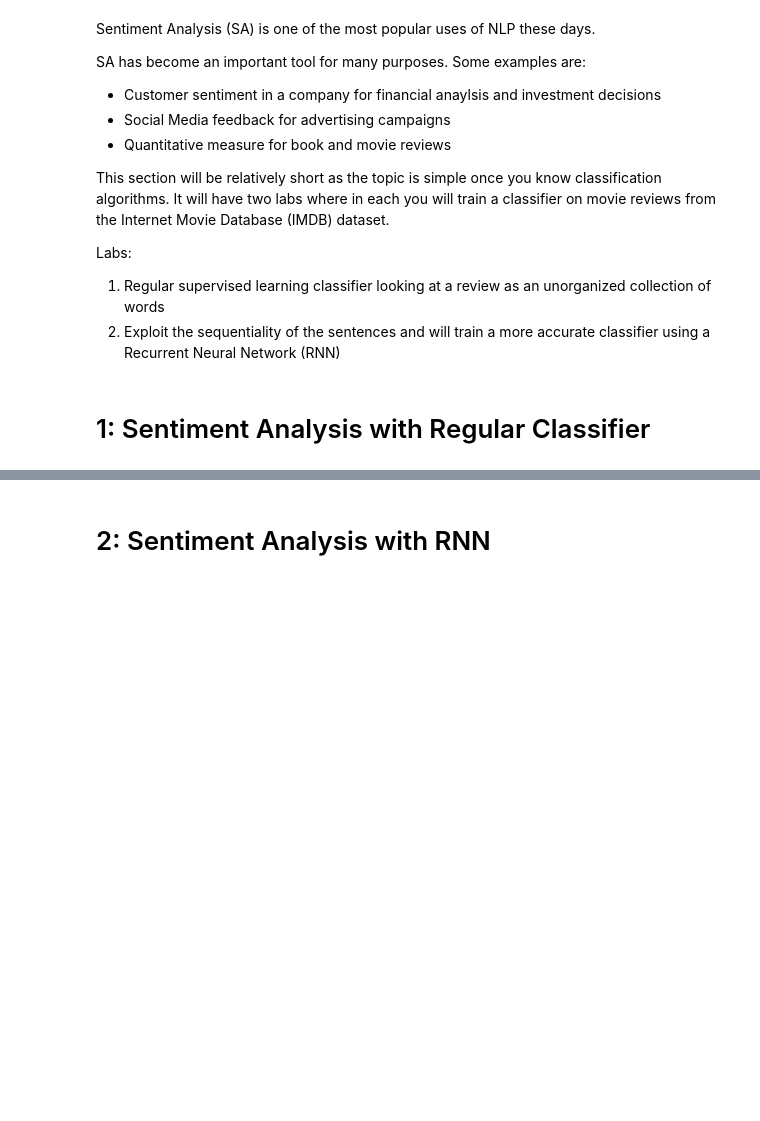
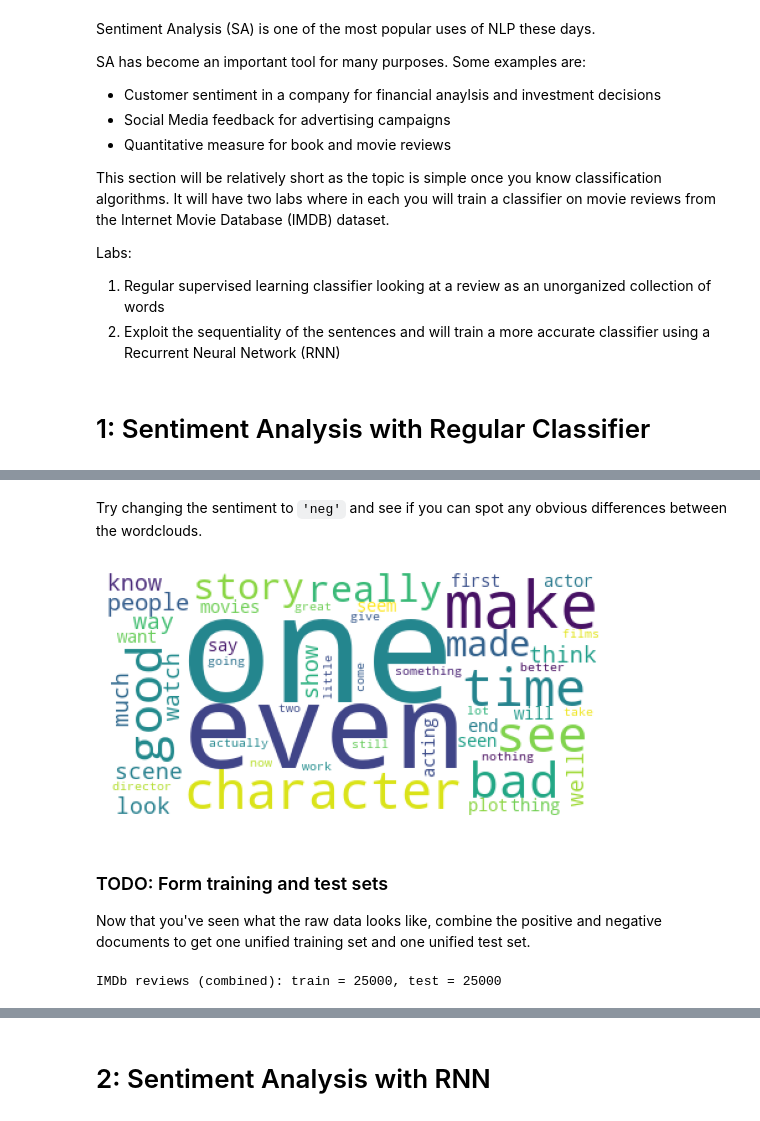
Before and after one commit to ChristopherDaigle/udacity_nlp_nanodeg, a Jupyter notebook: 02_computing-with-NLP/04_sentiment_analysis.ipynb, the cells around one changed output, grey strips where cells are left out. Saved outputs shown, nothing was run; the diff lists cells and outputs as text; code cells hidden in the pictures; blank space fills up the shorter version.

```diff
--- a/02_computing-with-NLP/04_sentiment_analysis.ipynb
+++ b/02_computing-with-NLP/04_sentiment_analysis.ipynb
@@ -50,0 +168,47 @@ But now, how do we deal with words that are represented more than once? What if
+# %% [markdown]
+Try changing the sentiment to `'neg'` and see if you can spot any obvious differences between the wordclouds.
+# %%
+sentiment = 'neg'
+
+# Combine all reviews for the desired sentiment
+combined_text = " ".join([review for review in data['train'][sentiment]])
+
+# Initialize wordcloud object
+wc = WordCloud(background_color='white', max_words=50,
+        # update stopwords to include common words like film and movie
+        stopwords = STOPWORDS.update(['br','film','movie']))
+
+# Generate and plot wordcloud
+plt.imshow(wc.generate(combined_text))
+plt.axis('off')
+plt.show()
+# %% [output]
+[figure, added]
+# %% [markdown]
+### TODO: Form training and test sets
+
+Now that you've seen what the raw data looks like, combine the positive and negative documents to get one unified training set and one unified test set.
+# %%
+from sklearn.utils import shuffle
+
+def prepare_imdb_data(data):
+    """Prepare training and test sets from IMDb movie reviews."""
+
+    # TODO: Combine positive and negative reviews and labels
+    data_train = data['train']['pos'] + data['train']['neg']
+    data_test = data['test']['pos'] + data['test']['neg']
+    labels_train = labels['train']['pos'] + labels['train']['neg']
+    labels_test = labels['test']['pos'] + labels['test']['neg']
+
+    # TODO: Shuffle reviews and corresponding labels within training and test sets
+    data_train, labels_train = shuffle(data_train, labels_train)
+    data_test, labels_test = shuffle(data_test, labels_test)
+
+    # Return a unified training data, test data, training labels, test labets
+    return data_train, data_test, labels_train, labels_test
+
+
+data_train, data_test, labels_train, labels_test = prepare_imdb_data(data)
+print("IMDb reviews (combined): train = {}, test = {}".format(len(data_train), len(data_test)))
+# %% [output]
+IMDb reviews (combined): train = 25000, test = 25000
```
Also changed, not shown: parts of 28 cells of this notebook.
